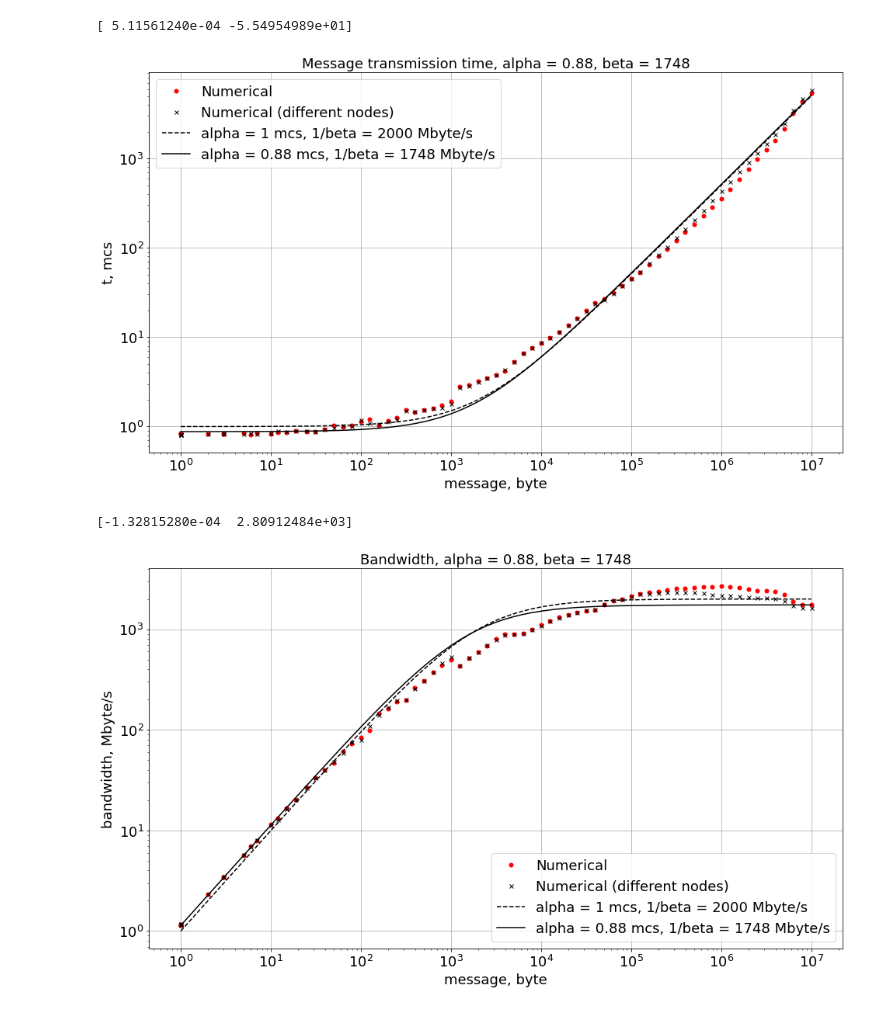
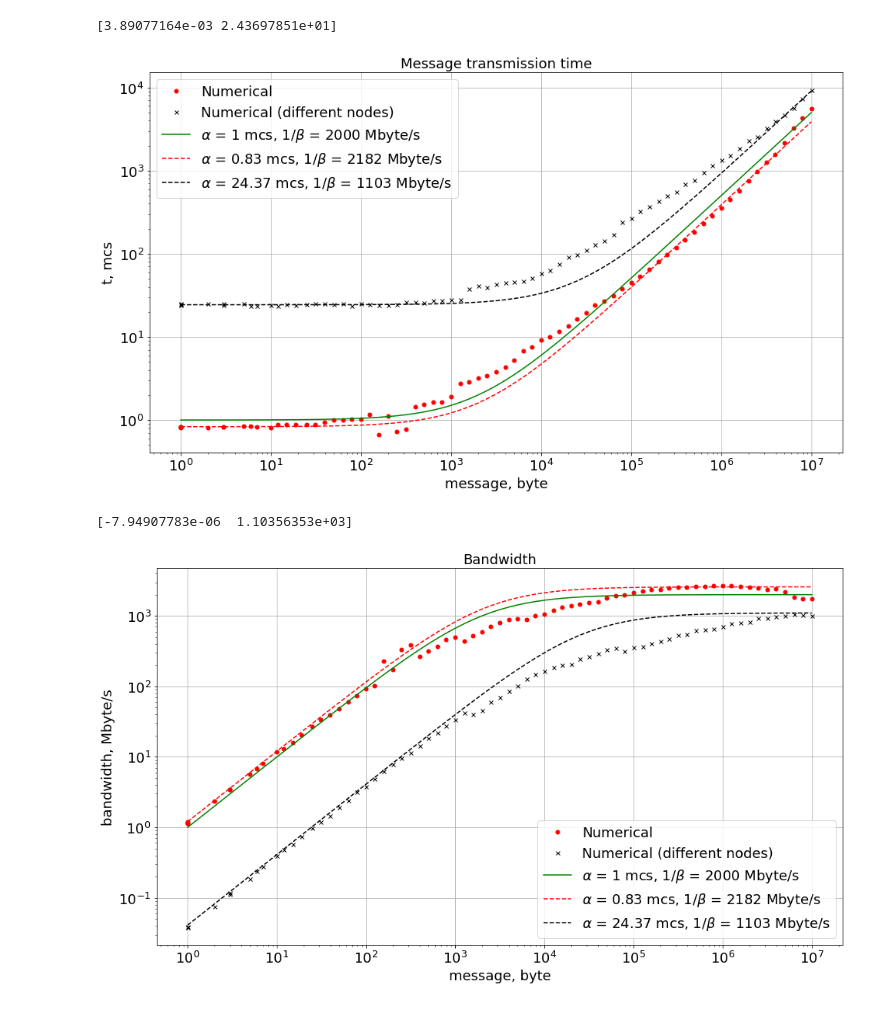
Before and after one commit to llmontoryxd/mipt_mpi, a Jupyter notebook: 1/draw.ipynb, the cells around one changed output. Saved outputs shown, nothing was run; the diff lists cells and outputs as text; code cells hidden in the pictures.

```diff
--- a/1/draw.ipynb
+++ b/1/draw.ipynb
@@ -42,16 +42,21 @@ def drawt(m, t, m1, t1) :
 
     ta1 = np.zeros(len(m))
     for i in range(len(ta1)) :
-        ta1[i] = tAnalytical(m[i], 0.876, 1/1954)
+        ta1[i] = tAnalytical(m[i], 0.83, 1/2582)
+
+    ta2 = np.zeros(len(m1))
+    for i in range(len(ta2)) :
+        ta2[i] = tAnalytical(m1[i], 24.37, 1/1103)
 
     fig = plt.figure(figsize = (16, 9))
     ax = fig.add_subplot(111)
 
     ax.plot(m, t, linestyle = 'None', color = 'red', marker = 'o', markersize = 5, label = 'Numerical')
     ax.plot(m1, t1,linestyle = 'None', color = 'black', marker = 'x', markersize = 5, label = 'Numerical (different nodes)')
-    ax.plot(m, ta, linestyle = '--', color = 'black', label = 'alpha = 1 mcs, 1/beta = 2000 Mbyte/s')
-    ax.plot(m, ta1, linestyle = '-', color = 'black', label = 'alpha = 0.88 mcs, 1/beta = 1748 Mbyte/s')
-    p = np.polyfit(m[30:], t[30:], 1)
+    ax.plot(m, ta, linestyle = '-', color = 'green', label = r'$\alpha$ = 1 mcs, 1/$\beta$ = 2000 Mbyte/s')
+    ax.plot(m, ta1, linestyle = '--', color = 'red', label = r'$\alpha$ = 0.83 mcs, 1/$\beta$ = 2182 Mbyte/s')
+    ax.plot(m1, ta2, linestyle = '--', color = 'black', label = r'$\alpha$ = 24.37 mcs, 1/$\beta$ = 1103 Mbyte/s')
+    p = np.polyfit(m1[:30], t1[:30], 1)
     print(p)
 
     xax = ax.xaxis
@@ -81,7 +86,7 @@ def drawt(m, t, m1, t1) :
     plt.ylabel('t, mcs', fontsize = 18)
 
     plt.legend(loc = 'best', fontsize = 18)
-    plt.title('Message transmission time, alpha = 0.88, beta = 1748', fontsize = 18)
+    plt.title('Message transmission time', fontsize = 18)
     ax.set_xscale('log')
     ax.set_yscale('log')
     os.chdir(os.getcwd() + "\outData")
@@ -103,16 +108,21 @@ def drawBand(m, band, m1, band1) :
 
     banda1 = np.zeros(len(m))
     for i in range(len(banda1)) :
-        banda1[i] = bandAnalytical(m[i], 0.88, 1/1748)
+        banda1[i] = bandAnalytical(m[i], 0.83, 1/2582)
+
+    banda2 = np.zeros(len(m1))
+    for i in range(len(banda2)) :
+        banda2[i] = bandAnalytical(m1[i], 24.37, 1/1103)
 
     fig = plt.figure(figsize = (16, 9))
     ax = fig.add_subplot(111)
 
     ax.plot(m, band, linestyle = 'None', color = 'red', marker = 'o', markersize = 5, label = 'Numerical')
     ax.plot(m1, band1, linestyle = 'None', color = 'black', marker = 'x', markersize = 5, label = 'Numerical (different nodes)')
-    ax.plot(m, banda, linestyle = '--', color = 'black', label = 'alpha = 1 mcs, 1/beta = 2000 Mbyte/s')
-    ax.plot(m, banda1, linestyle = '-', color = 'black', label = 'alpha = 0.88 mcs, 1/beta = 1748 Mbyte/s')
-    p = np.polyfit(m[-10:-1], band[-10:-1], 1)
+    ax.plot(m, banda, linestyle = '-', color = 'green', label = r'$\alpha$ = 1 mcs, 1/$\beta$ = 2000 Mbyte/s')
+    ax.plot(m, banda1, linestyle = '--', color = 'red', label = r'$\alpha$ = 0.83 mcs, 1/$\beta$ = 2182 Mbyte/s')
+    ax.plot(m1, banda2, linestyle = '--', color = 'black', label = r'$\alpha$ = 24.37 mcs, 1/$\beta$ = 1103 Mbyte/s')
+    p = np.polyfit(m1[-3:-1], band1[-3:-1], 1)
     print(p)
 
     xax = ax.xaxis
@@ -130,35 +140,35 @@ def drawBand(m, band, m1, band1) :
     yax = ax.yaxis
     ylocs = yax.get_ticklocs()
     ylabels = yax.get_ticklabels()
     ylines = yax.get_ticklines()
     yax.grid(True)
 
     for label in ylabels :
         label.set_color('black')
         label.set_rotation(0)
         label.set_fontsize(18)
 
     plt.xlabel('message, byte', fontsize = 18)
     plt.ylabel('bandwidth, Mbyte/s', fontsize = 18)
 
     plt.legend(loc = 'best', fontsize = 18)
-    plt.title('Bandwidth, alpha = 0.88, beta = 1748', fontsize = 18)
+    plt.title('Bandwidth', fontsize = 18)
     ax.set_xscale('log')
     ax.set_yscale('log')
     os.chdir(os.getcwd() + "\outData")
     plt.savefig('b.png')
     os.chdir(os.getcwd().replace("\outData", ""))
     plt.show()
 
 
 message_size, t, band = loadData()
 message_size1, t1, band1 = loadDataDiffNodes()
 
 
 drawt(message_size, t, message_size1, t1)
 drawBand(message_size, band, message_size1, band1)
 # %% [output]
-[ 5.11561240e-04 -5.54954989e+01]
+[3.89077164e-03 2.43697851e+01]
-[figure, old version]
+[figure, new version]
-[-1.32815280e-04  2.80912484e+03]
+[-7.94907783e-06  1.10356353e+03]
-[figure, old version]
+[figure, new version]
```
Also changed, not shown: 9 other files.
